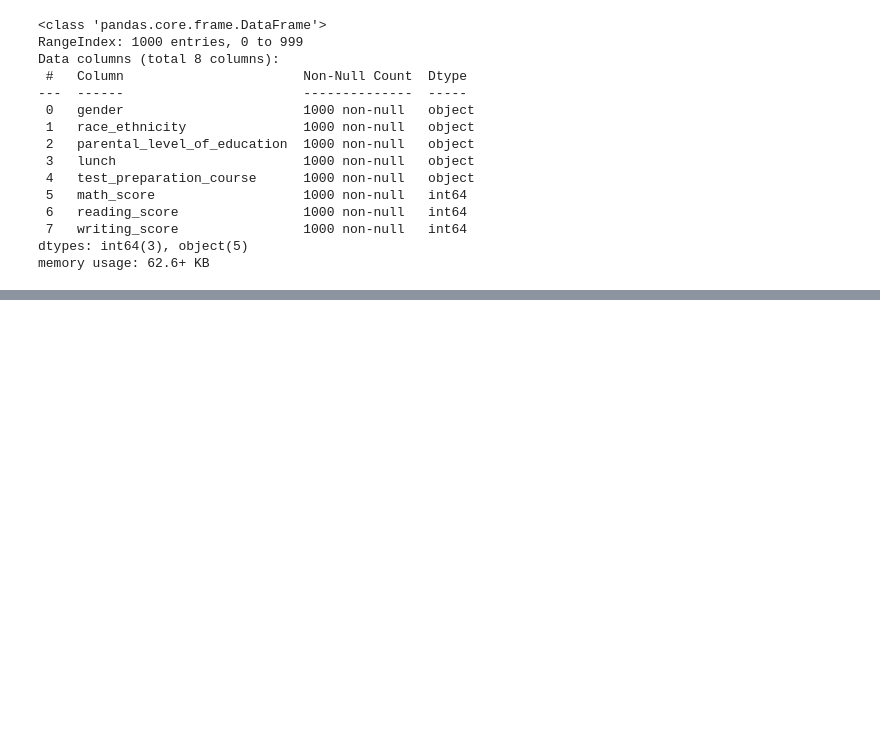
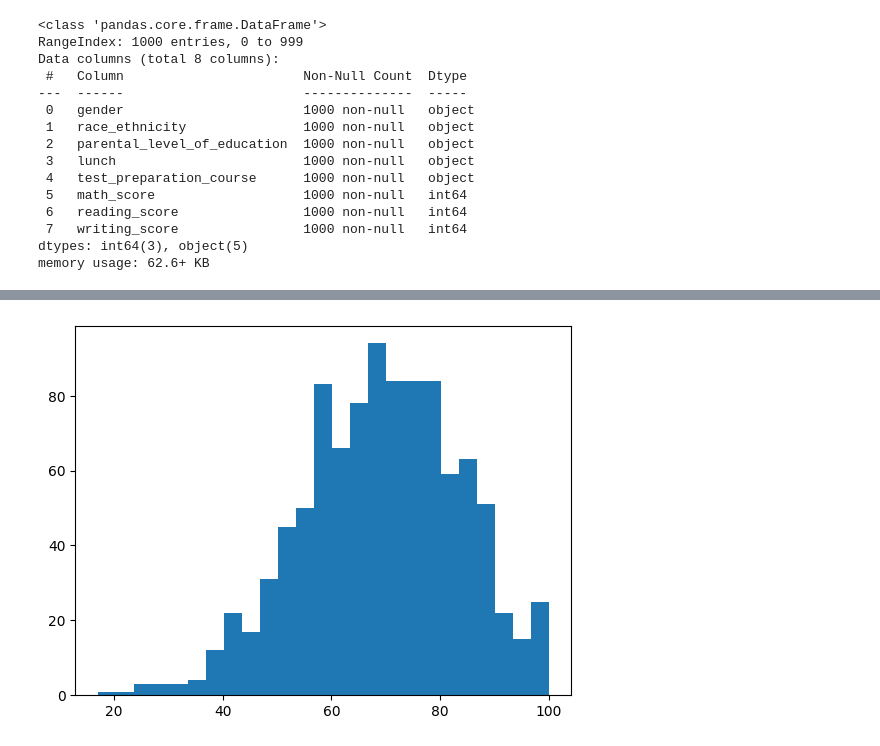
Before and after one commit to xajeel/Laptop-Price-Prediction, a Jupyter notebook: notebook/EDA.ipynb, the cells around one changed output, grey strips where cells are left out. Saved outputs shown, nothing was run; the diff lists cells and outputs as text; code cells hidden in the pictures; blank space fills up the shorter version.

```diff
--- a/notebook/EDA.ipynb
+++ b/notebook/EDA.ipynb
@@ -46,0 +105,5 @@ memory usage: 62.6+ KB
+# %%
+plt.hist(df['reading_score'], bins=25)
+plt.show()
+# %% [output]
+[figure, added]
```
Also changed, not shown: parts of 10 cells of this notebook.
